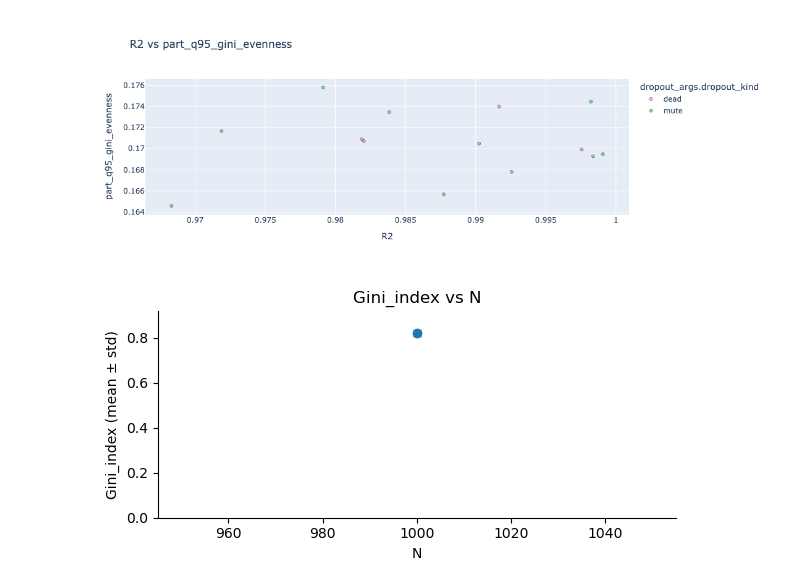
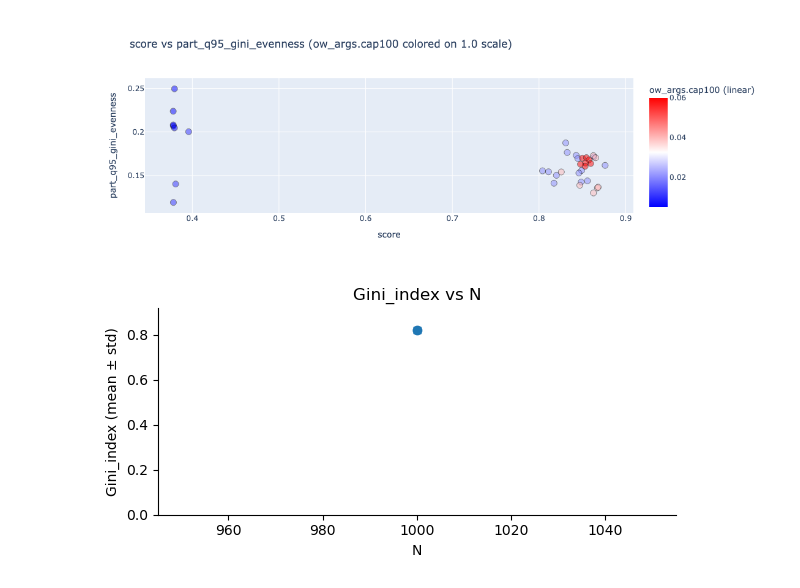
Before and after one commit to engellab/trainRNNbrain, a Jupyter notebook: jupyter/RNNs statistics.ipynb, the cells around one changed output. Cells and saved outputs as stored; diff of their text form; code cells hidden in the pictures.

Commit message:
Addressed a bug in the output weights magnitude penalty

```diff
--- a/jupyter/RNNs statistics.ipynb
+++ b/jupyter/RNNs statistics.ipynb
@@ -205,8 +205,16 @@ from omegaconf import OmegaConf
 # --- inputs ---
 root = Path('/Users/tolmach/Documents/GitHub/trainRNNbrain/data/trained_RNNs')
 parent_folders = [
-    'CDDM_SparsityAndFRMag-ab-77398e_BaseTrainer',
-    'CDDM_DropoutSweep-77398e_BaseTrainer'
+    # 'CDDM_SparsityAndFRMag-ab-77398e_BaseTrainer',
+    # 'CDDM_DropoutSweep-77398e_BaseTrainer',
+    # 'CDDM_RecurrentWeightMagnitude-c21be0_BaseTrainer',
+    # 'CDDM_HMagnitudeOnly-c21be0_BaseTrainer',
+    'CDDM_OutputWeightMagnitude-c21be0_BaseTrainer'
+    # 'CDDM_rnn_sigmoid_Dale-c21be0_BaseTrainer',
+    # 'CDDM_rnn_softplus_Dale-c21be0_BaseTrainer',
+    # 'CDDM_rnn_leaky_relu_Dale-c21be0_BaseTrainer',
+    # 'CDDM_rnn_relu_Dale-c21be0_BaseTrainer',
+    # 'CDDM_SparsityOnly-77398e_BaseTrainer'
     # 'CDDM_BareTraining-794a7f3_BaseTrainer',
     # 'CDDM_SparsityAndSMagPenMISweep-794a7f3_BaseTrainer'
     # 'CDDM_SMagPenOnly-794a7f3_BaseTrainer',
@@ -348,7 +356,7 @@ for p in tqdm(new_paths):
     row["Gini_index"] = float(gini_evenness(participation))
     row["HHI_index"] = float(hhi_evenness(participation))
     row["experiment_folder"] = p.split("/")[-2]
-
+    print(row)
     rows.append(row)
 
 # --- append + save ---
@@ -368,11 +387,11 @@ Appended 14 new rows. Total rows: 39.
 # %%
 pickle.dump(consolidated_data, open("./RNN_data.pkl", "wb"))
 # %%
-# consolidated_data["score"] = pd.to_numeric([float(f.split("_")[0]) for f in consolidated_data["folder"]], errors="coerce")
+consolidated_data["score"] = pd.to_numeric([float(f.split("_")[0]) for f in consolidated_data["score"]], errors="coerce")
 # %%
-ab = consolidated_data[["frm_args.alpha", "frm_args.beta"]].astype(int)
-consolidated_data[("alpha", "beta")] = list(zip(consolidated_data["frm_args.alpha"], consolidated_data["frm_args.beta"]))
-consolidated_data["alpha_beta_id"] = consolidated_data[("alpha", "beta")].map({(0,0):0,(0,1):1,(1,0):2,(1,1):3}).astype("Int64")
+# ab = consolidated_data[["frm_args.alpha", "frm_args.beta"]].astype(int)
+# consolidated_data[("alpha", "beta")] = list(zip(consolidated_data["frm_args.alpha"], consolidated_data["frm_args.beta"]))
+# consolidated_data["alpha_beta_id"] = consolidated_data[("alpha", "beta")].map({(0,0):0,(0,1):1,(1,0):2,(1,1):3}).astype("Int64")
 # %%
 for c in list(consolidated_data.columns):
     print(c)
@@ -411,16 +447,18 @@ df = pd.DataFrame(consolidated_data)
 #     )
 df = df.rename(columns=lambda c: f"{c[0]}_{c[1]}" if isinstance(c, tuple) else str(c))
 df = df.dropna(subset=["R2"])
-df = df[df["R2"] > 0.75]
+df = df[df["R2"] > 0.5]
 df = df[df["experiment_folder"].isin([
     # "CDDM_SparsityAndFRMag-ab-77398e_BaseTrainer",
-    "CDDM_DropoutSweep-77398e_BaseTrainer"
+    # "CDDM_RecurrentWeightMagnitude-c21be0_BaseTrainer"
+    # "CDDM_HMagnitudeOnly-c21be0_BaseTrainer",
+    'CDDM_OutputWeightMagnitude-c21be0_BaseTrainer'
     # "CDDM_BareTraining-794a7f3_BaseTrainer",
     # 'CDDM_PositiveBiasesOnly02-1020a33_BaseTrainer'
 ])]
 
 
-column = "dropout_args.dropout_kind"
+column = "ow_args.cap100"
 scale = "linear"  # "linear" or "log" (only applies when numeric)
 
 raw = df[column]
@@ -428,7 +466,7 @@ num = pd.to_numeric(raw, errors="coerce")
 is_numeric = num.notna().sum() == raw.notna().sum()
 
 scale = 1.  # used for marker sizing/layout
-x = 'R2'
+x = 'score'
 y = "part_q95_gini_evenness"
 if is_numeric:
     df[column] = num
@@ -460,35 +498,35 @@ if is_numeric:
         hover_data=df.columns,
         title=f"{x} vs {y} ({column} colored on {scale} scale)"
     )
     fig.update_layout(coloraxis_colorbar=dict(title=cbar_title, tickvals=tickvals, ticktext=ticktext))
 
 else:
     cat_col = f"{column}_str"
     df[cat_col] = raw.astype(str).fillna("NA")
 
     order = sorted(pd.unique(df[cat_col]), key=lambda s: (s == "NA", s))
     seq = distinct_hex_colors(len(order), seed=0)
     color_map = dict(zip(order, seq))
 
     hover_col = "experiment_folder"  # or "folder" if that’s what you want shown
     fig = px.scatter(
         df, x=x, y=y,
         color=cat_col if not is_numeric else color_col,
         hover_name=hover_col,
         hover_data={"path": False, "N": True, x: True, y: True, "max_iter": True},  # optional extras; delete if you want minimal
         category_orders={cat_col: order} if not is_numeric else None,
         color_discrete_map=color_map if not is_numeric else None,
         color_continuous_scale=[(0, "blue"), (0.5, "white"), (1, "red")] if is_numeric else None,
         title=f"{x} vs {y}"
     )
     fig.update_layout(legend_title_text=column)
 
 fig.update_layout(autosize=False, width=800 * scale, height=400 * scale)
-fig.update_traces(marker=dict(opacity=0.5, size=5 * scale, line=dict(width=1, color="black")))
+fig.update_traces(marker=dict(opacity=0.5, size=10 * scale, line=dict(width=1, color="black")))
 fig.write_image(f"statistics_{x}_vs_{y}.svg")
 fig.show()
 # %% [output]
-[figure, old version]
+[figure, new version]
 # %%
 for col in ['Gini_index', 'meanA', 'tVar', 'mWout', 'mWinp', 'mWrec_exc', 'mWrec_inh', 'R2']:
     g = df.groupby('N')[col].agg(['mean','var','count']).reset_index().sort_values('N')
```
Also changed, not shown: parts of 3 cells of this notebook, 2 other files.
